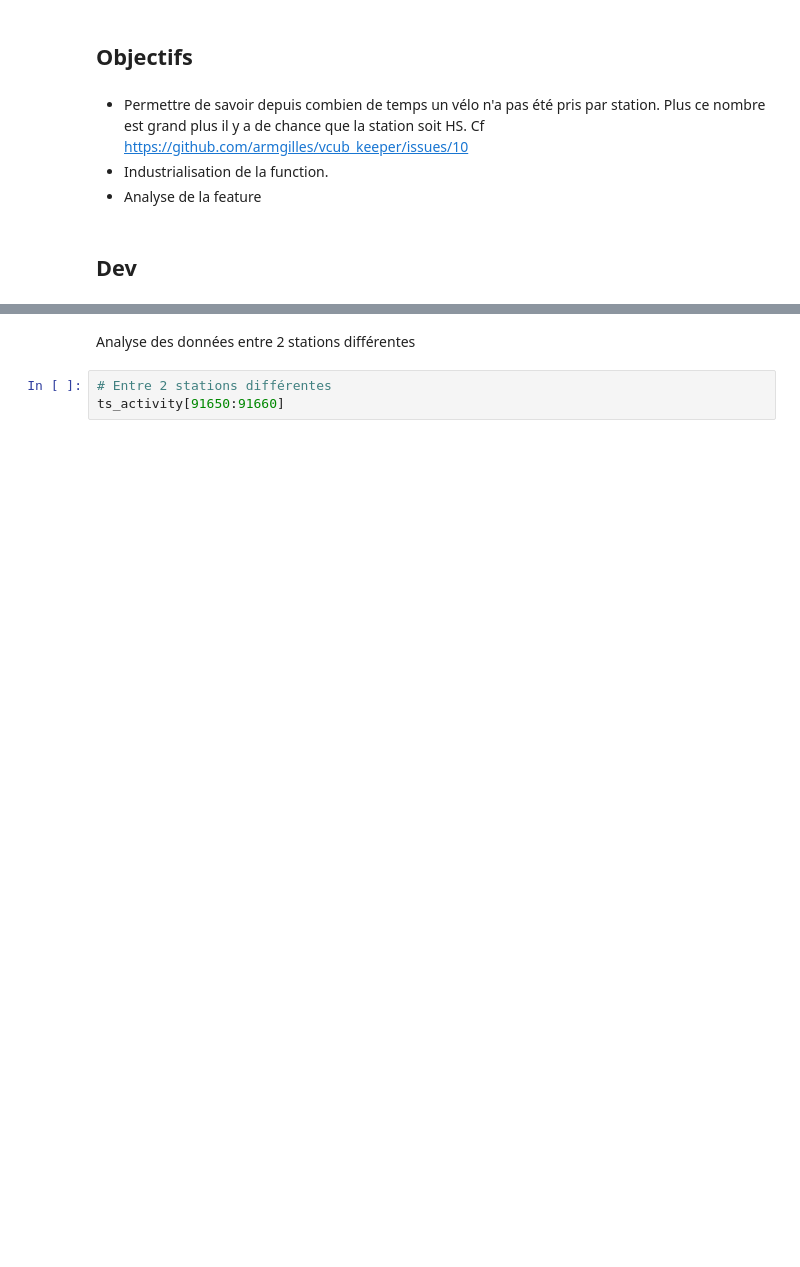
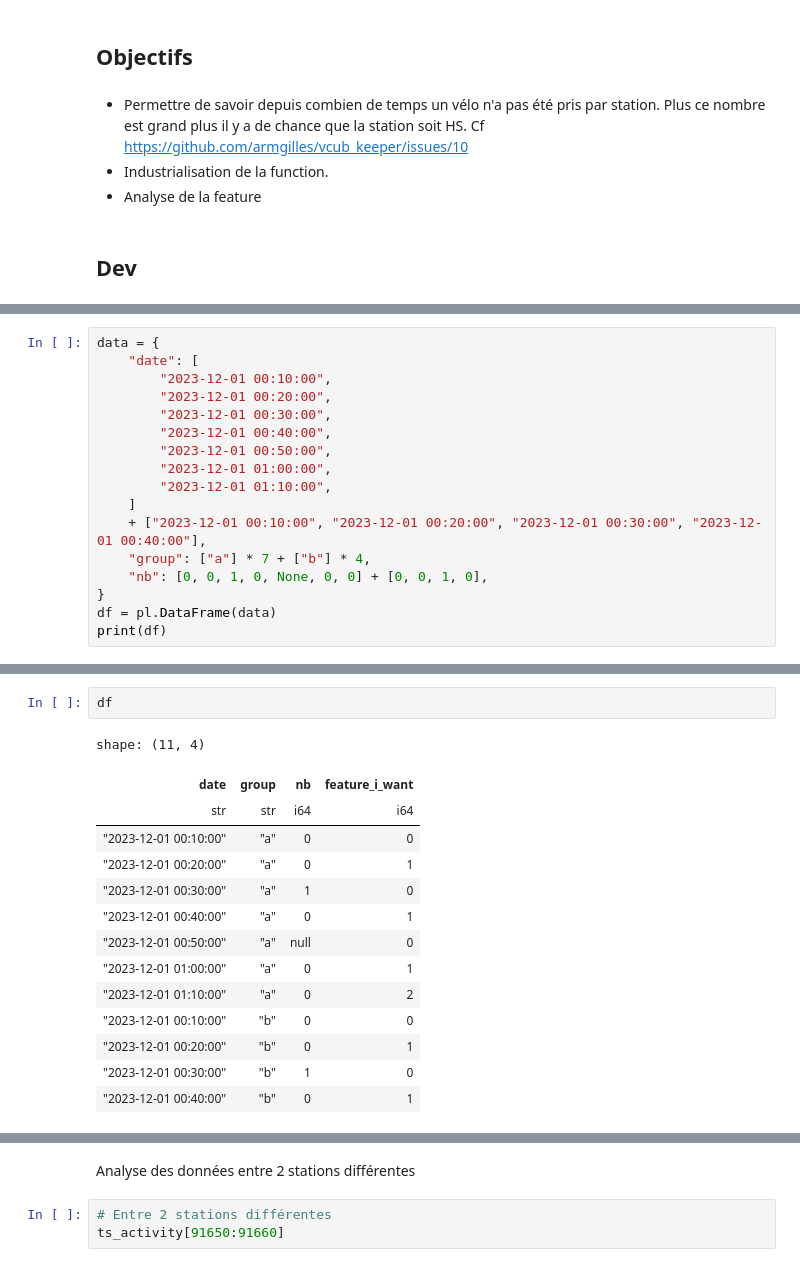
Before and after one commit to armgilles/vcub_keeper, a Jupyter notebook: notebooks/02_Features/04_consecutive_no_transactions_out #10.ipynb, the cells around one changed output, grey strips where cells are left out. Cells and saved outputs as stored; diff of their text form; blank space fills up the shorter version.

```diff
--- a/notebooks/02_Features/04_consecutive_no_transactions_out #10.ipynb
+++ b/notebooks/02_Features/04_consecutive_no_transactions_out #10.ipynb
@@ -84,0 +152,17 @@ ts_activity[(ts_activity['station_id'] == 1) & (ts_activity.date >= "2017-07-10
+# %%
+data = {
+    "date": [
+        "2023-12-01 00:10:00",
+        "2023-12-01 00:20:00",
+        "2023-12-01 00:30:00",
+        "2023-12-01 00:40:00",
+        "2023-12-01 00:50:00",
+        "2023-12-01 01:00:00",
+        "2023-12-01 01:10:00",
+    ]
+    + ["2023-12-01 00:10:00", "2023-12-01 00:20:00", "2023-12-01 00:30:00", "2023-12-01 00:40:00"],
+    "group": ["a"] * 7 + ["b"] * 4,
+    "nb": [0, 0, 1, 0, None, 0, 0] + [0, 0, 1, 0],
+}
+df = pl.DataFrame(data)
+print(df)
@@ -84,0 +198,17 @@ ts_activity[(ts_activity['station_id'] == 1) & (ts_activity.date >= "2017-07-10
+# %%
+df
+# %% [output]
+shape: (11, 4)
+| date | group | nb | feature_i_want |
+| str | str | i64 | i64 |
+| "2023-12-01 00:10:00" | "a" | 0 | 0 |
+| "2023-12-01 00:20:00" | "a" | 0 | 1 |
+| "2023-12-01 00:30:00" | "a" | 1 | 0 |
+| "2023-12-01 00:40:00" | "a" | 0 | 1 |
+| "2023-12-01 00:50:00" | "a" | null | 0 |
+| "2023-12-01 01:00:00" | "a" | 0 | 1 |
+| "2023-12-01 01:10:00" | "a" | 0 | 2 |
+| "2023-12-01 00:10:00" | "b" | 0 | 0 |
+| "2023-12-01 00:20:00" | "b" | 0 | 1 |
+| "2023-12-01 00:30:00" | "b" | 1 | 0 |
+| "2023-12-01 00:40:00" | "b" | 0 | 1 |
```
Also changed, not shown: parts of 35 cells of this notebook, 1 other file.
